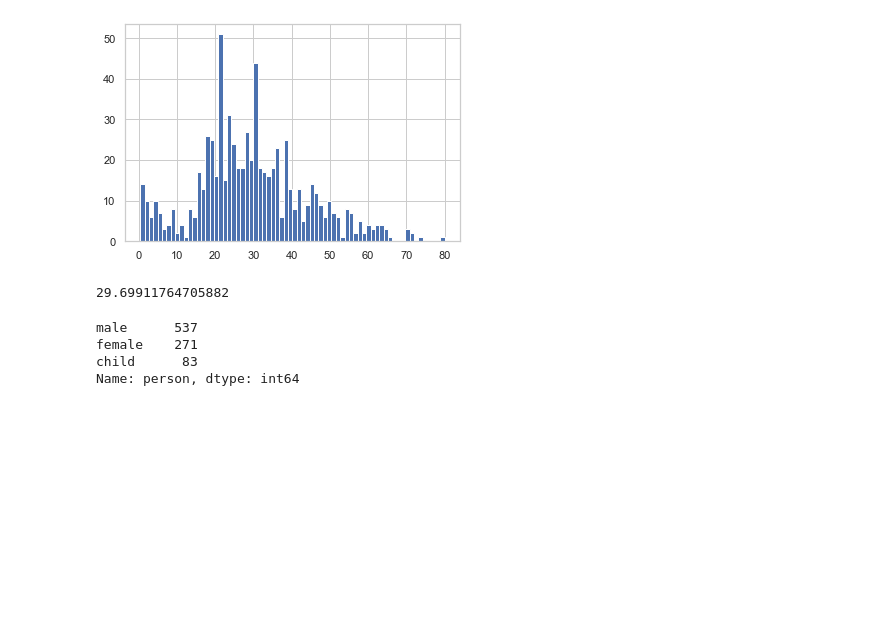
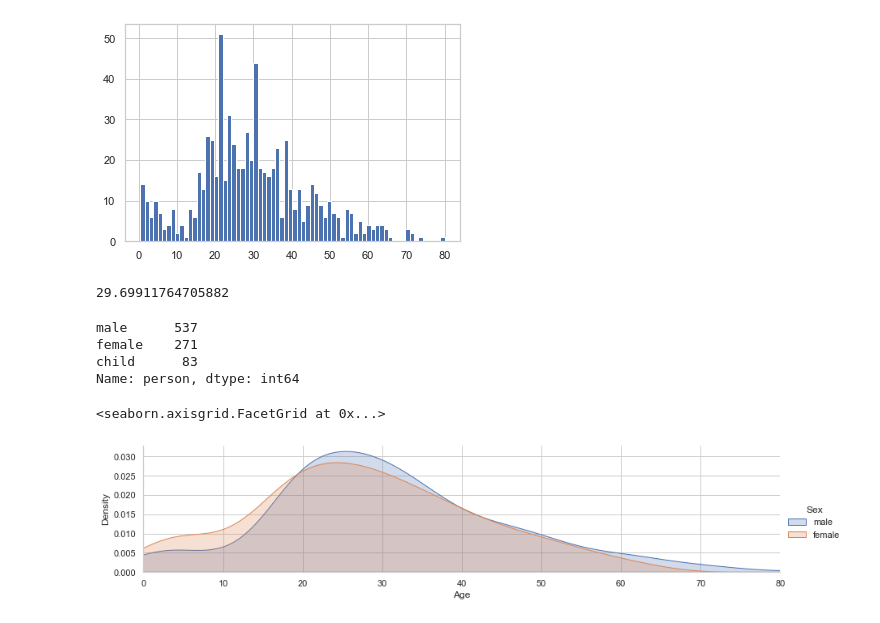
Before and after one commit to jry62/Titanic, a Jupyter notebook: Titanic_Proj.ipynb, the cells around one changed output. Drawn from its saved outputs; the diff is of its cells as text; code cells hidden in the pictures; blank space fills up the shorter version.

```diff
--- a/Titanic_Proj.ipynb
+++ b/Titanic_Proj.ipynb
@@ -125,3 +125,20 @@ male      537
 female    271
 child      83
 Name: person, dtype: int64
+# %%
+### trying to answer the first data question:
+# who were the passengers on the titanic?
+
+# creating a map of kde plots out of age
+
+fig = sns.FacetGrid(tdf, hue='Sex', aspect=4)
+fig.map(sns.kdeplot, 'Age', shade=True)
+
+oldest = tdf.Age.max()
+
+fig.set(xlim=(0,oldest))
+
+fig.add_legend()
+# %% [output]
+<seaborn.axisgrid.FacetGrid at 0x...>
+[figure, added]
```
Also changed, not shown: parts of 7 cells of this notebook.
